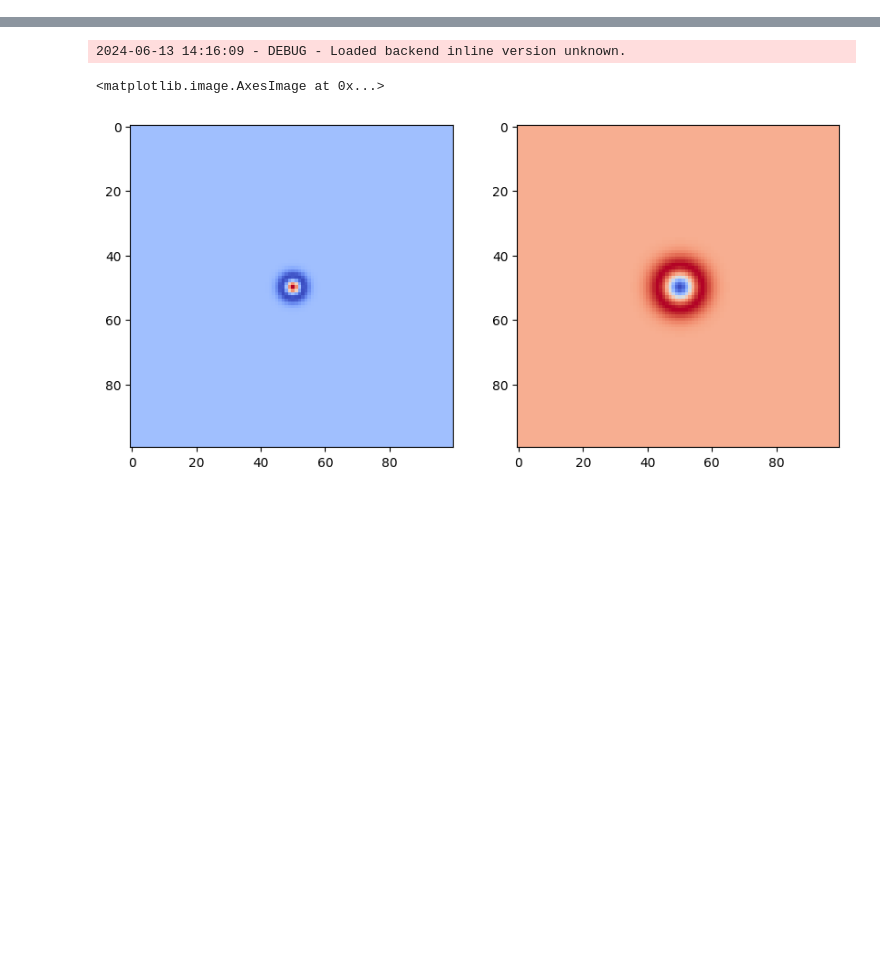
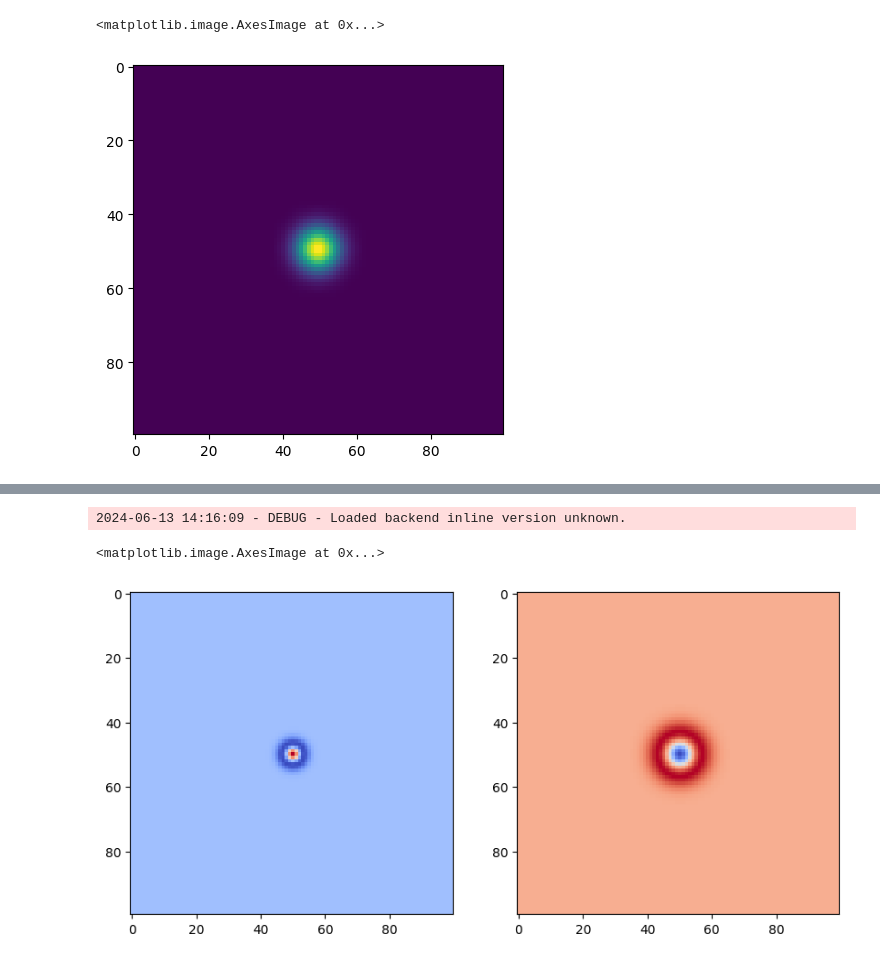
Before and after one commit to 1101AlexZab1011/SpatialMemory, a Jupyter notebook: dev/make_2d_pseudoattr.ipynb, the cells around one changed output, grey strips where cells are left out. Drawn from its saved outputs; the diff is of its cells as text; code cells hidden in the pictures; blank space fills up the shorter version.

```diff
--- a/dev/make_2d_pseudoattr.ipynb
+++ b/dev/make_2d_pseudoattr.ipynb
@@ -410,0 +448,6 @@ raise
+# %%
+%matplotlib inline
+plt.imshow(gaussian_kernel_2d(
+                    n, m, 4
+                ),)
+# %% [output]
@@ -410,0 +455,2 @@ raise
+<matplotlib.image.AxesImage at 0x...>
+[figure, added]
```
Also changed, not shown: parts of 11 cells of this notebook, 15 other files.
